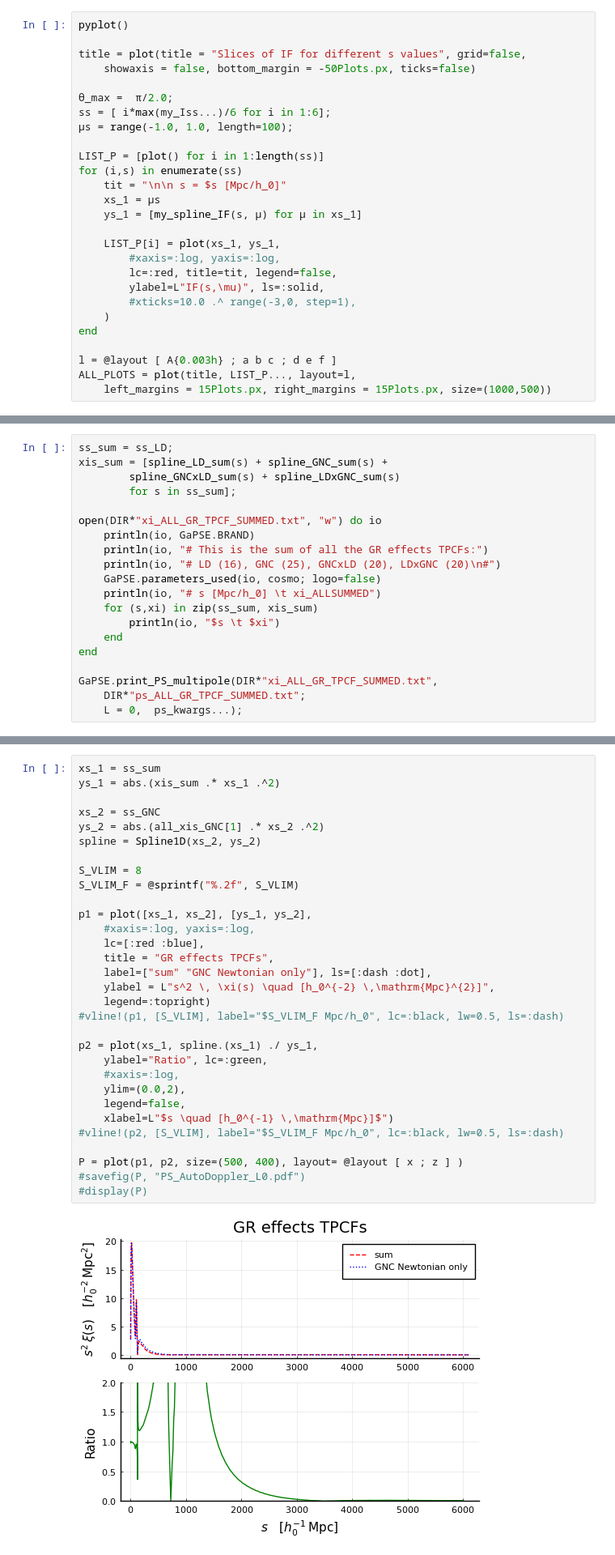
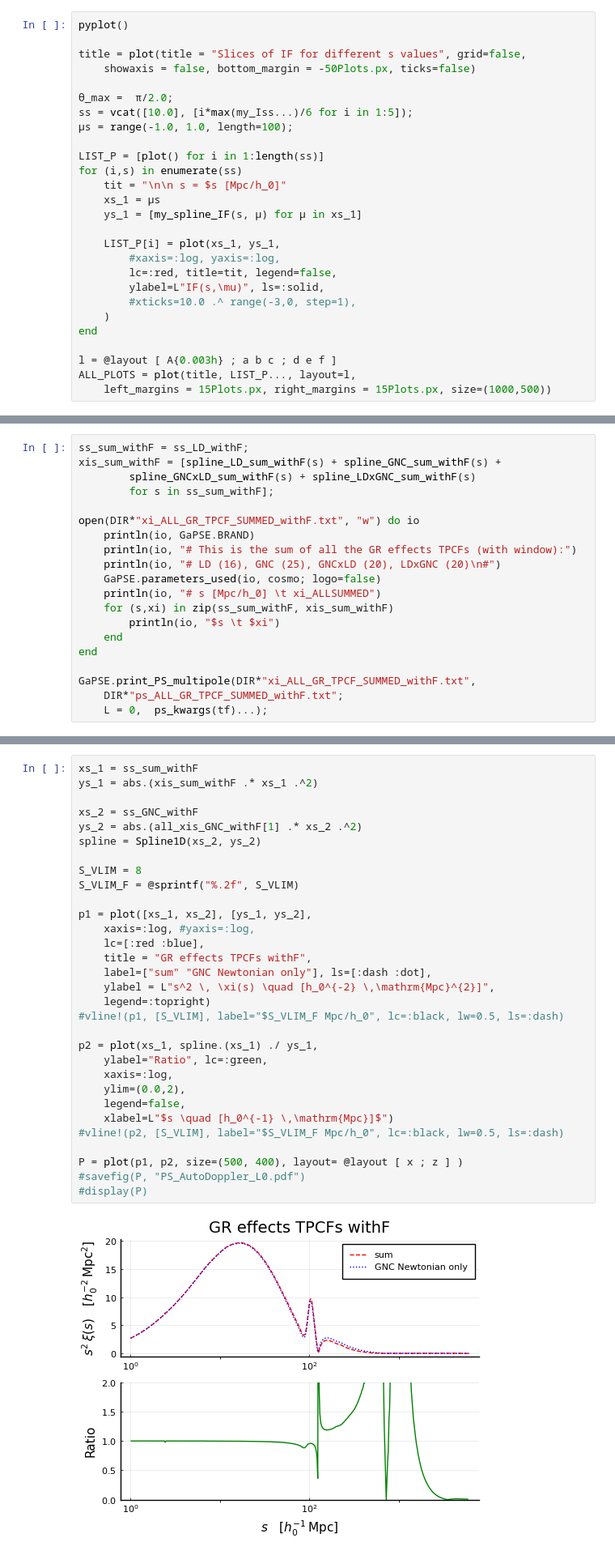
Before and after one commit to foglienimatteo/GaPSE.jl, a Jupyter notebook: ipynbs/Effective_fNL.ipynb, the cells around one changed output, grey strips where cells are left out. Shown at 81% size. Drawn from its saved outputs; the diff is of its cells as text.

```diff
--- a/ipynbs/Effective_fNL.ipynb
+++ b/ipynbs/Effective_fNL.ipynb
@@ -167,7 +182,7 @@ title = plot(title = "Slices of IF for different s values", grid=false,
     showaxis = false, bottom_margin = -50Plots.px, ticks=false)
 
 θ_max =  π/2.0;
-ss = [ i*max(my_Iss...)/6 for i in 1:6];
+ss = vcat([10.0], [i*max(my_Iss...)/6 for i in 1:5]);
 μs = range(-1.0, 1.0, length=100);
 
 LIST_P = [plot() for i in 1:length(ss)]
@@ -502,20 +519,20 @@ spline_LDxGNC_sum = Spline1D(ss_LDxGNC, xis_sum_LDxGNC; bc = "error");
 # %%
-ss_sum = ss_LD;
-xis_sum = [spline_LD_sum(s) + spline_GNC_sum(s) +
-        spline_GNCxLD_sum(s) + spline_LDxGNC_sum(s)
-        for s in ss_sum];
+ss_sum_withF = ss_LD_withF;
+xis_sum_withF = [spline_LD_sum_withF(s) + spline_GNC_sum_withF(s) +
+        spline_GNCxLD_sum_withF(s) + spline_LDxGNC_sum_withF(s)
+        for s in ss_sum_withF];
 
-open(DIR*"xi_ALL_GR_TPCF_SUMMED.txt", "w") do io
+open(DIR*"xi_ALL_GR_TPCF_SUMMED_withF.txt", "w") do io
     println(io, GaPSE.BRAND)
-    println(io, "# This is the sum of all the GR effects TPCFs:")
+    println(io, "# This is the sum of all the GR effects TPCFs (with window):")
     println(io, "# LD (16), GNC (25), GNCxLD (20), LDxGNC (20)\n#")
     GaPSE.parameters_used(io, cosmo; logo=false)
     println(io, "# s [Mpc/h_0] \t xi_ALLSUMMED")
-    for (s,xi) in zip(ss_sum, xis_sum)
+    for (s,xi) in zip(ss_sum_withF, xis_sum_withF)
         println(io, "$s \t $xi")
     end
 end
 
-GaPSE.print_PS_multipole(DIR*"xi_ALL_GR_TPCF_SUMMED.txt",
-    DIR*"ps_ALL_GR_TPCF_SUMMED.txt";
-    L = 0,  ps_kwargs...);
+GaPSE.print_PS_multipole(DIR*"xi_ALL_GR_TPCF_SUMMED_withF.txt",
+    DIR*"ps_ALL_GR_TPCF_SUMMED_withF.txt";
+    L = 0,  ps_kwargs(tf)...);
@@ -587,36 +575,36 @@ ValueError('Axis limits cannot be NaN or Inf')
 # %%
-xs_1 = ss_sum
-ys_1 = abs.(xis_sum .* xs_1 .^2)
+xs_1 = ss_sum_withF
+ys_1 = abs.(xis_sum_withF .* xs_1 .^2)
 
-xs_2 = ss_GNC
-ys_2 = abs.(all_xis_GNC[1] .* xs_2 .^2)
+xs_2 = ss_GNC_withF
+ys_2 = abs.(all_xis_GNC_withF[1] .* xs_2 .^2)
 spline = Spline1D(xs_2, ys_2)
 
 S_VLIM = 8
 S_VLIM_F = @sprintf("%.2f", S_VLIM)
 
 p1 = plot([xs_1, xs_2], [ys_1, ys_2],
-    #xaxis=:log, yaxis=:log,
+    xaxis=:log, #yaxis=:log,
     lc=[:red :blue],
-    title = "GR effects TPCFs",
+    title = "GR effects TPCFs withF",
     label=["sum" "GNC Newtonian only"], ls=[:dash :dot],
     ylabel = L"s^2 \, \xi(s) \quad [h_0^{-2} \,\mathrm{Mpc}^{2}]",
     legend=:topright)
 #vline!(p1, [S_VLIM], label="$S_VLIM_F Mpc/h_0", lc=:black, lw=0.5, ls=:dash)
 
 p2 = plot(xs_1, spline.(xs_1) ./ ys_1,
     ylabel="Ratio", lc=:green,
-    #xaxis=:log,
+    xaxis=:log,
     ylim=(0.0,2),
     legend=false,
     xlabel=L"$s \quad [h_0^{-1} \,\mathrm{Mpc}]$")
 #vline!(p2, [S_VLIM], label="$S_VLIM_F Mpc/h_0", lc=:black, lw=0.5, ls=:dash)
 
 P = plot(p1, p2, size=(500, 400), layout= @layout [ x ; z ] )
 #savefig(P, "PS_AutoDoppler_L0.pdf")
 #display(P)
 # %% [output]
-[figure, old version]
+[figure, new version]
 # %% [markdown]
 ## f_NL
 # %%
```
Also changed, not shown: parts of 35 cells of this notebook, 25 other files.
